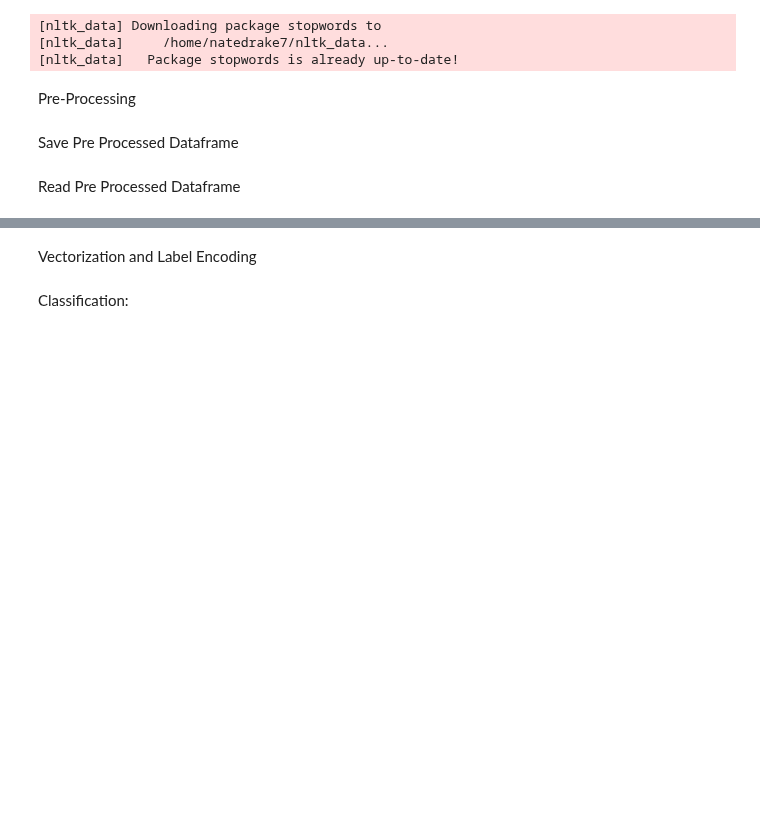
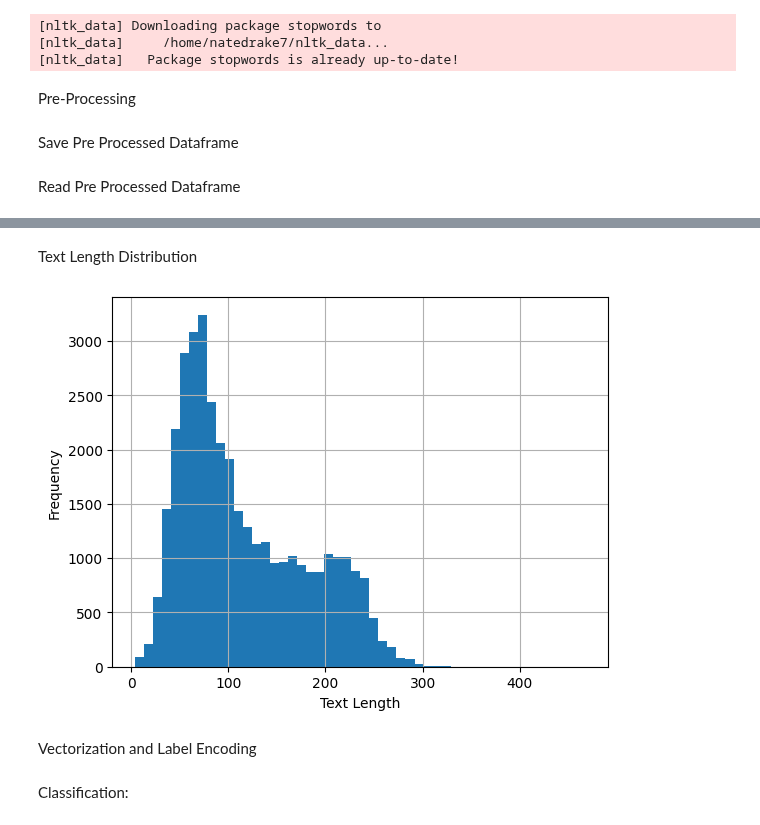
Before and after one commit to natedrake7/MachineLearning, a Jupyter notebook: SentimentAnalysis/SentimentAnalysis.ipynb, the cells around one changed output, grey strips where cells are left out. Drawn from its saved outputs; the diff is of its cells as text; code cells hidden in the pictures; blank space fills up the shorter version.

```diff
--- a/SentimentAnalysis/SentimentAnalysis.ipynb
+++ b/SentimentAnalysis/SentimentAnalysis.ipynb
@@ -103,3 +123,13 @@ test_set = pd.DataFrame(data)
+# %% [markdown]
+Text Length Distribution
+# %%
+train_set['Text'] = train_set['Text'].apply(len)
+train_set['Text'].hist(bins=50)
+plt.xlabel('Text Length')
+plt.ylabel('Frequency')
+plt.show()
+# %% [output]
+[figure, added]
 # %% [markdown]
 Vectorization and Label Encoding
 # %%
```
Also changed, not shown: parts of 9 cells of this notebook, 1 other file.
